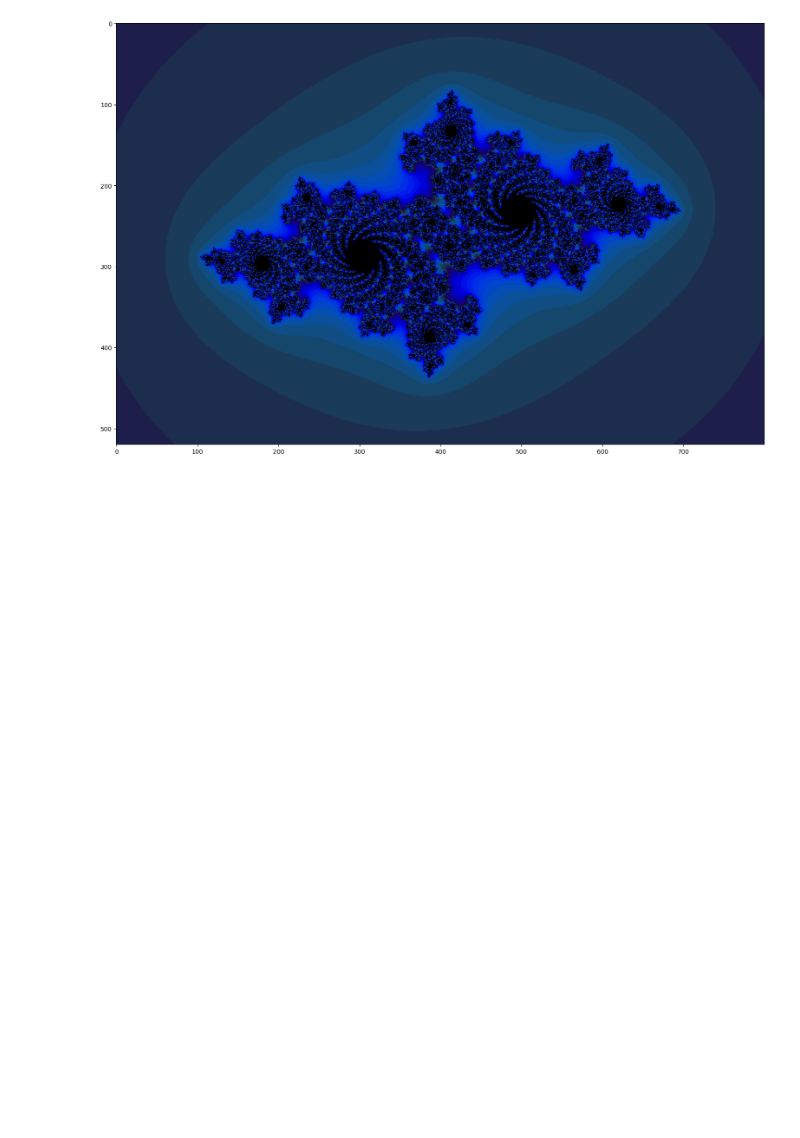
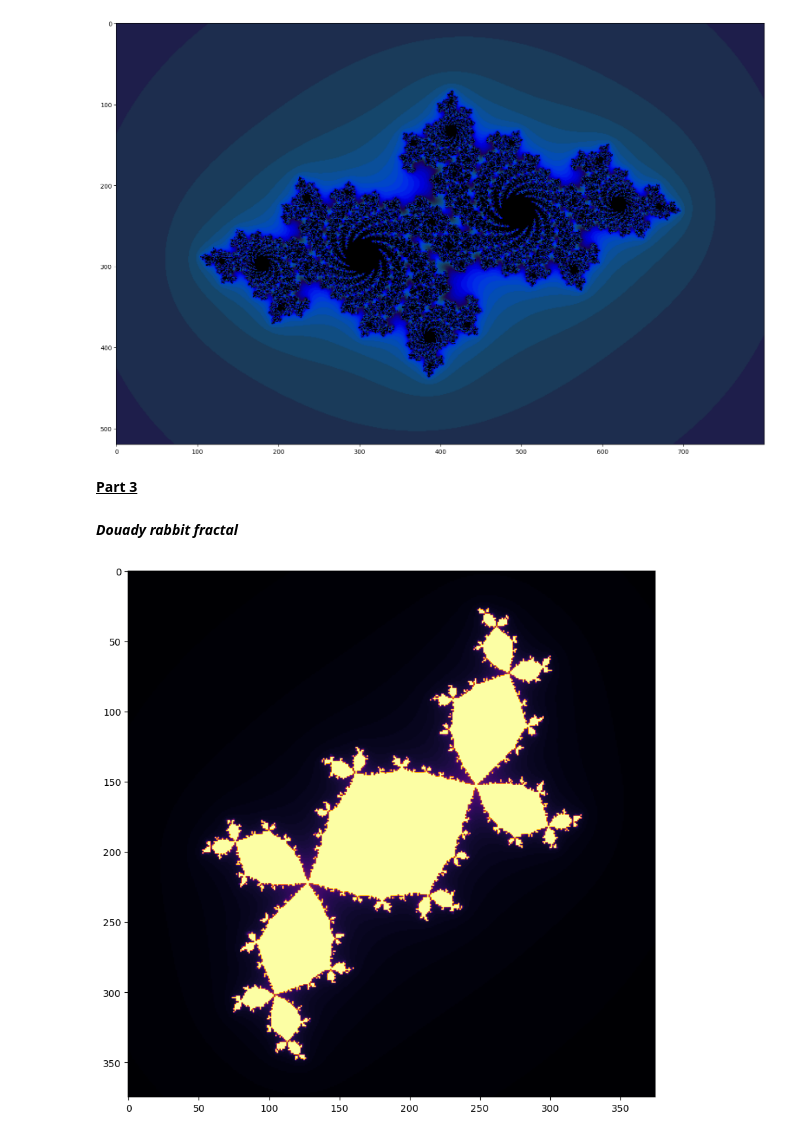
Before and after one commit to rachitchaurasia/pytorch-projects, a Jupyter notebook: Fractals/demo1.ipynb, the cells around one changed output. Saved outputs shown, nothing was run; the diff lists cells and outputs as text; code cells hidden in the pictures; blank space fills up the shorter version.

Commit message:
Added Part 3-Douady rabbit fractal

```diff
--- a/Fractals/demo1.ipynb
+++ b/Fractals/demo1.ipynb
@@ -235,3 +235,36 @@ plt.tight_layout(pad=0)
 plt.show()
 # %% [output]
 [figure]
+# %% [markdown]
+<u><strong>Part 3</u>
+# %% [markdown]
+<strong><i>Douady rabbit fractal</strong></i>
+# %%
+import numpy as np
+import matplotlib.pyplot as plt
+import torch
+
+# Set up parameters
+max_iter = 100
+
+# Create a grid of complex numbers using np.mgrid
+x_vals, y_vals = np.mgrid[-1.5:1.5:0.008, -1.5:1.5:0.008]
+x, y = torch.tensor(x_vals, dtype=torch.float32), torch.tensor(y_vals, dtype=torch.float32)
+z = x + 1j * y
+
+# Initialize an array to store the iteration counts
+iterations = torch.zeros_like(x, dtype=torch.int32)
+
+# Douady Rabbit fractal iteration
+c = -0.123 + 0.745j
+for i in range(max_iter):
+    z = z**2 + c
+    mask = torch.abs(z) < 100
+    iterations += mask
+# Plot the Douady Rabbit fractal
+plt.figure(figsize=(8, 8))
+plt.imshow(iterations.numpy(), cmap="inferno")
+plt.tight_layout(pad=0)
+plt.show()
+# %% [output]
+[figure, added]
```
Also changed, not shown: parts of 2 cells of this notebook.
